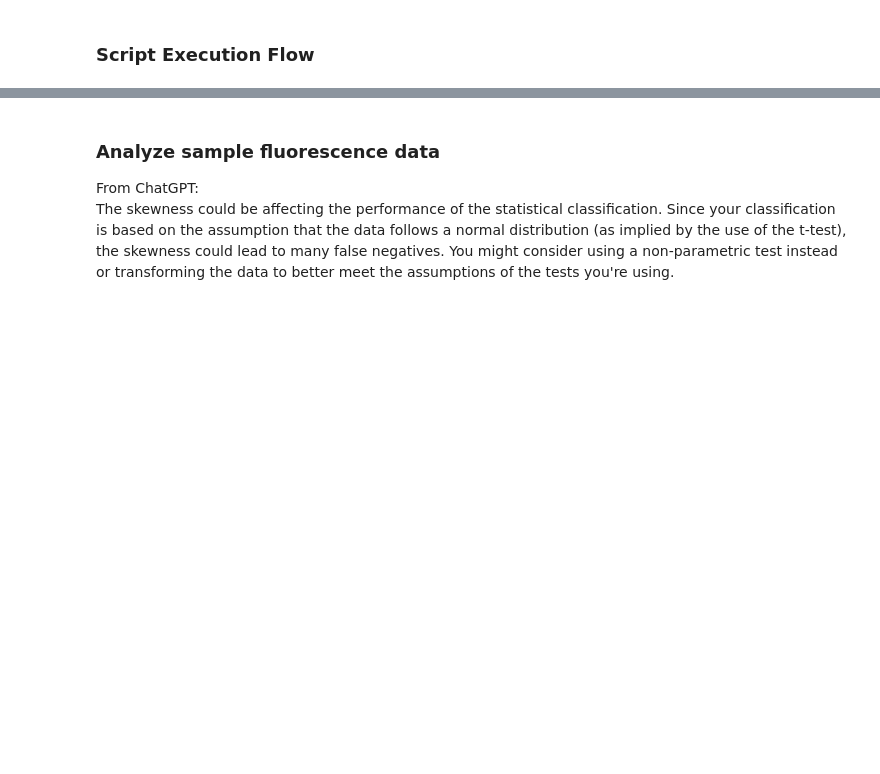
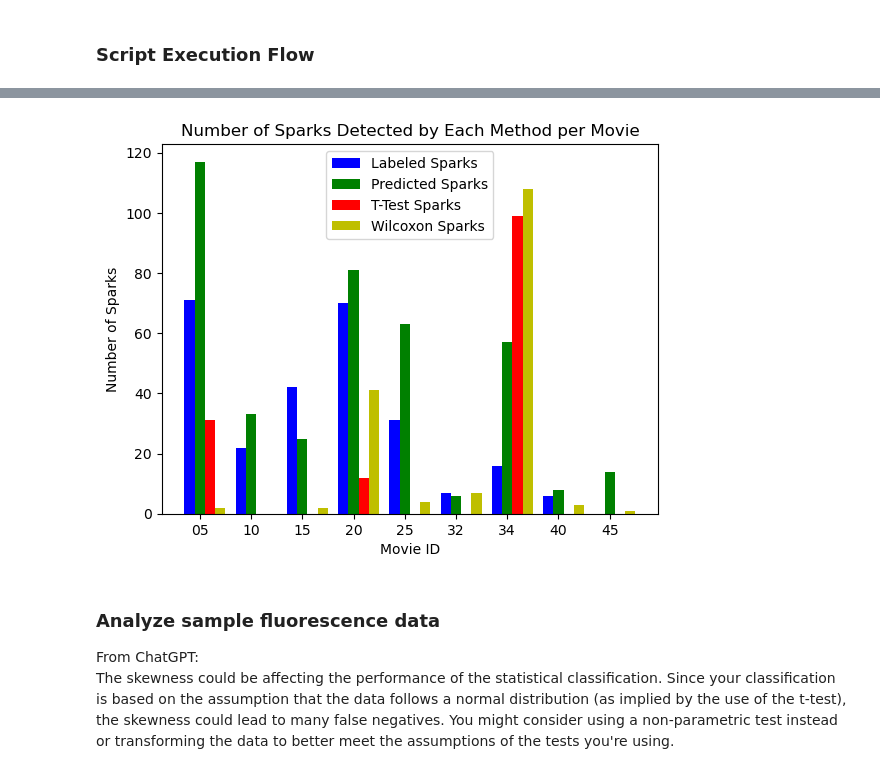
Before and after one commit to dottipr/sparks_project, a Jupyter notebook: notebooks_raw/OTHER APPROACH banyasz_sparks_detection.ipynb, the cells around one changed output, grey strips where cells are left out. Saved outputs shown, nothing was run; the diff lists cells and outputs as text; code cells hidden in the pictures; blank space fills up the shorter version.

Commit message:
improve banyasz method script

```diff
--- a/notebooks_raw/OTHER APPROACH banyasz_sparks_detection.ipynb
+++ b/notebooks_raw/OTHER APPROACH banyasz_sparks_detection.ipynb
@@ -515,3 +736,41 @@ Example of true spark using the Wilcoxon signed-rank test:
+# %%
+import matplotlib.pyplot as plt
+
+# Set the movie IDs as the x-axis labels
+x_labels = spark_df["Movie ID"]
+
+# Get the number of sparks detected by each method
+labeled_sparks = spark_df["Number of Labeled Sparks"]
+predicted_sparks = spark_df["Number of Predicted Sparks"]
+ttest_sparks = spark_df["Number of True Sparks (t-test)"]
+wilcoxon_sparks = spark_df["Number of True Sparks (Wilcoxon)"]
+
+# Set the width of the bars
+bar_width = 0.2
+
+# Set the positions of the bars on the x-axis
+r1 = np.arange(len(x_labels))
+r2 = [x + bar_width for x in r1]
+r3 = [x + bar_width for x in r2]
+r4 = [x + bar_width for x in r3]
+
+# Create the bar plot
+plt.bar(r1, labeled_sparks, color="b", width=bar_width, label="Labeled Sparks")
+plt.bar(r2, predicted_sparks, color="g", width=bar_width, label="Predicted Sparks")
+plt.bar(r3, ttest_sparks, color="r", width=bar_width, label="T-Test Sparks")
+plt.bar(r4, wilcoxon_sparks, color="y", width=bar_width, label="Wilcoxon Sparks")
+
+# Add labels, title, and legend
+plt.xlabel("Movie ID")
+plt.ylabel("Number of Sparks")
+plt.title("Number of Sparks Detected by Each Method per Movie")
+plt.xticks([r + bar_width for r in range(len(x_labels))], x_labels)
+plt.legend()
+
+# Show the plot
+plt.show()
+# %% [output]
+[figure, added]
 # %% [markdown]
 ### Analyze sample fluorescence data
 
```
Also changed, not shown: parts of 26 cells of this notebook, 2 other files.
